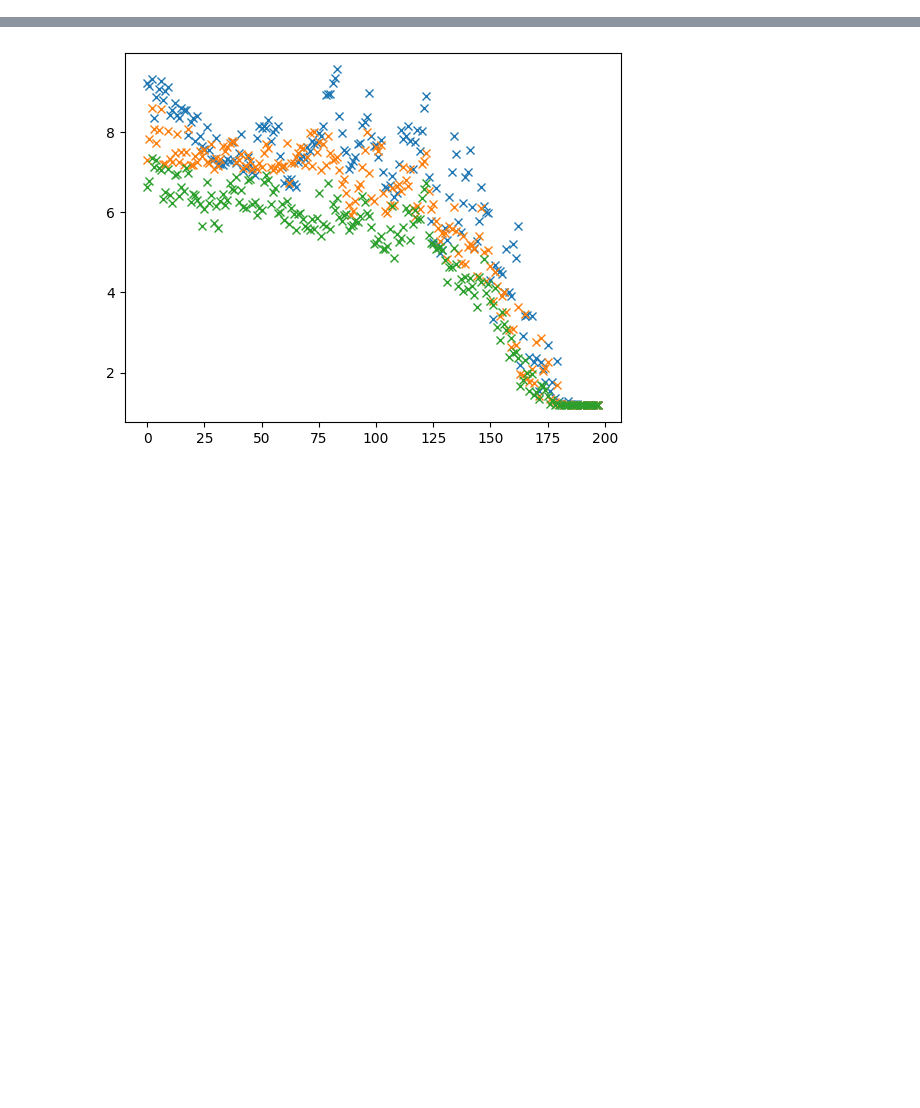
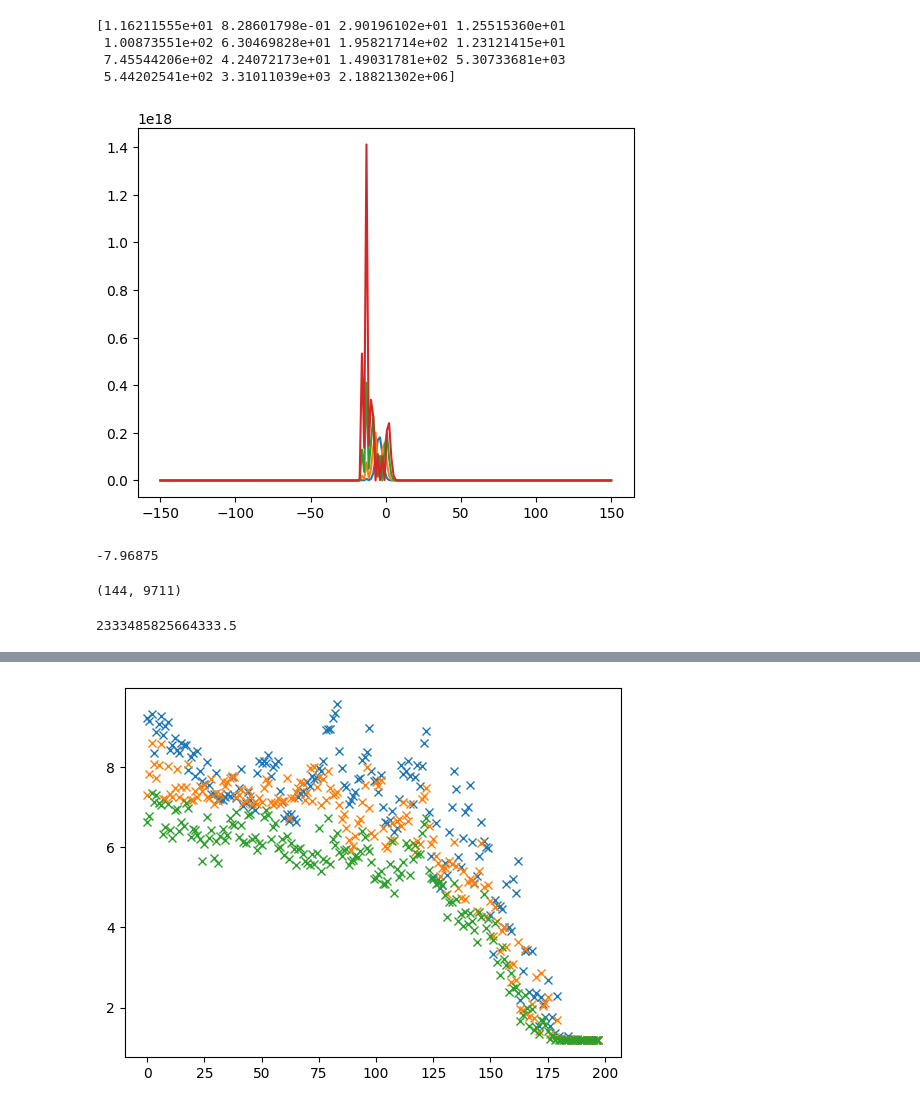
Before and after one commit to lefan99/BornOppenheimerCluster, a Jupyter notebook: plot.ipynb, the cells around one changed output, grey strips where cells are left out. Cells and saved outputs as stored; diff of their text form; code cells hidden in the pictures; blank space fills up the shorter version.

```diff
--- a/plot.ipynb
+++ b/plot.ipynb
@@ -32,0 +55,26 @@ pot = sorted(pot)
+# %%
+state = np.load('/work/kk472919/hamiltonian1D_2/statesData/pot{}.npy'.format(pot[80]))
+k_l = np.trapz(state[100 , 100 , :] , dx= para.com_width*2/para.o, axis = 0)**2
+print(k_l)
+for i in range(4):
+    plt.plot(np.linspace(-para.com_width , para.com_width , para.m)*1e9 , state[100,100,: , i]**2)
+
+plt.show()
+# %% [output]
+[1.16211555e+01 8.28601798e-01 2.90196102e+01 1.25515360e+01
+ 1.00873551e+02 6.30469828e+01 1.95821714e+02 1.23121415e+01
+ 7.45544206e+02 4.24072173e+01 1.49031781e+02 5.30733681e+03
+ 5.44202541e+02 3.31011039e+03 2.18821302e+06]
+[figure, added]
+# %%
+pot[144]
+# %% [output]
+-7.96875
+# %%
+np.unravel_index(osc.argmax() , osc.shape)
+# %% [output]
+(144, 9711)
+# %%
+print(np.max(osc))
+# %% [output]
+2333485825664333.5
```
Also changed, not shown: parts of 9 cells of this notebook, 4 other files.
